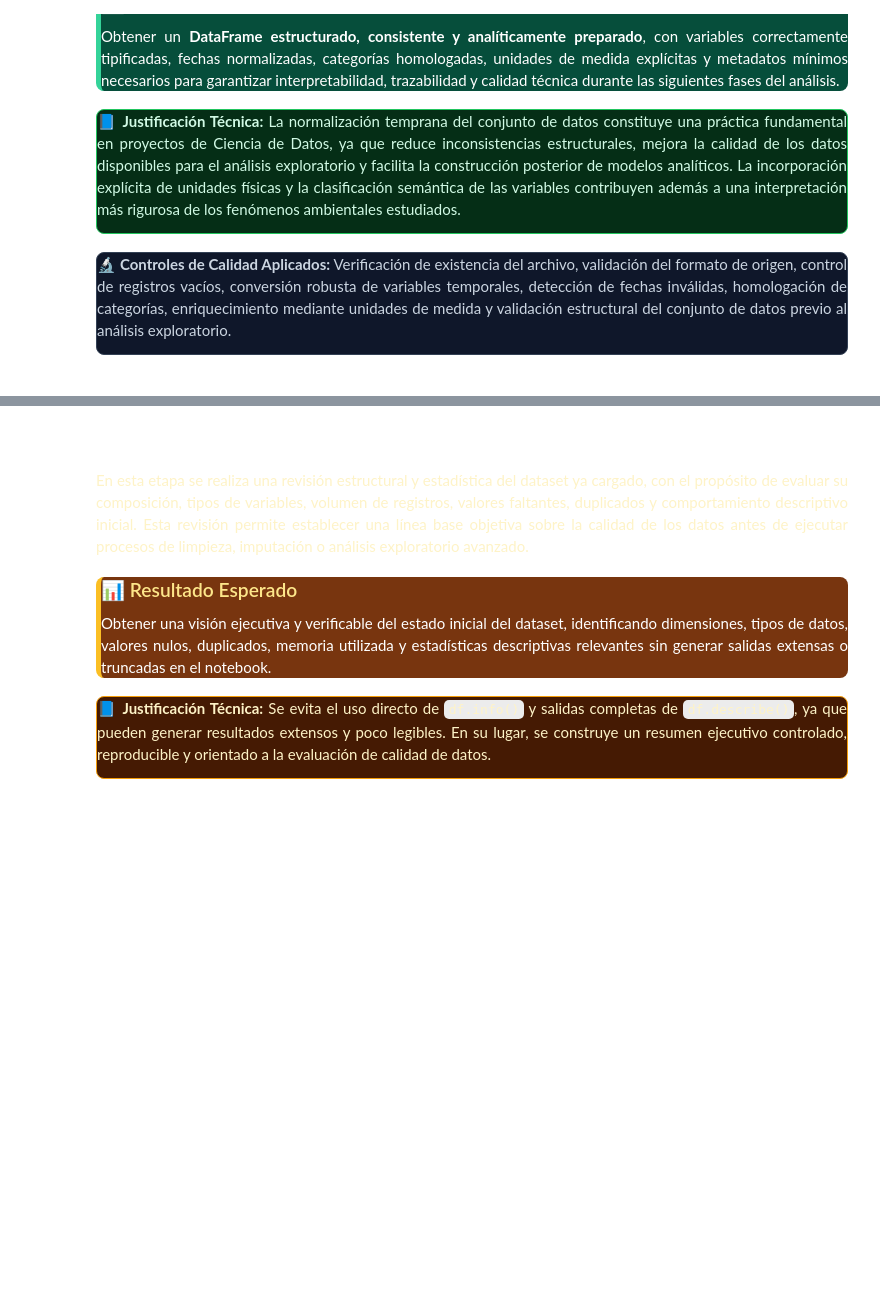
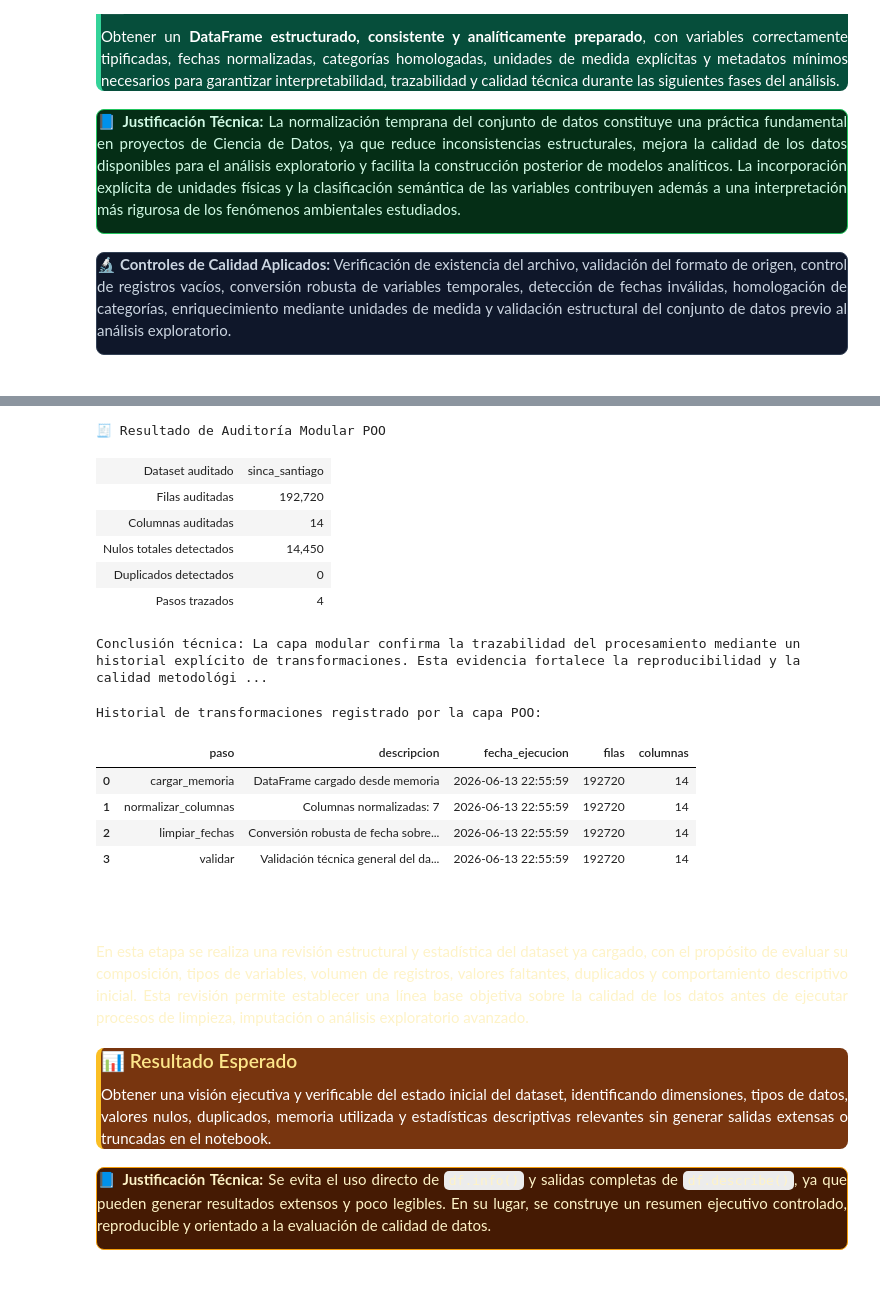
Before and after one commit to Rfcha/abp_cienciadatos, a Jupyter notebook: F3-calidad-aire-santiago/notebooks/01_exploracion.ipynb, the cells around one changed output, grey strips where cells are left out. Saved outputs shown, nothing was run; the diff lists cells and outputs as text; code cells hidden in the pictures; blank space fills up the shorter version.

```diff
--- a/F3-calidad-aire-santiago/notebooks/01_exploracion.ipynb
+++ b/F3-calidad-aire-santiago/notebooks/01_exploracion.ipynb
@@ -923,3 +1294,72 @@ Mostrando primeras 5 filas y 8 columnas de 14 columnas totales.
+# %%
+# =============================================================================
+# 3.1 AUDITORÍA MODULAR Y TRAZABILIDAD DEL DATASET CARGADO
+# =============================================================================
+
+from IPython.display import display, HTML
+
+if "df" not in globals() or not isinstance(df, pd.DataFrame):
+    raise NameError(
+        "No existe el DataFrame principal 'df'. Ejecute primero la sección 3 de carga del dataset."
+    )
+
+pipeline_trazable = DatasetFiltrado(df=df.copy(), nombre="sinca_santiago")
+pipeline_trazable.cargar()
+pipeline_trazable.normalizar_columnas()
+pipeline_trazable.limpiar_fechas()
+reporte_validacion_poo = pipeline_trazable.validar()
+historial_poo = pipeline_trazable.resumen_historial()
+
+html_poo = f"""
+<div style="
+background:linear-gradient(135deg,#0f172a,#1e3a8a,#2563eb);
+padding:20px;
+border-radius:10px;
+color:white;
+font-family:Arial,sans-serif;
+box-shadow:0 4px 12px rgba(0,0,0,.25);
+text-align:left !important;
+">
+
+<h3 style="margin-top:0;margin-bottom:15px;font-size:22px;font-weight:700;text-align:left !important;">
+🧾 Resultado de Auditoría Modular POO
+</h3>
+
+<table style="width:100%;border-collapse:collapse;font-size:14px;color:white;text-align:left !important;">
+<tr><td style="padding:8px;border:1px solid rgba(255,255,255,.30);font-weight:bold;text-align:left !important;">Dataset auditado</td><td style="padding:8px;border:1px solid rgba(255,255,255,.30);text-align:left !important;">sinca_santiago</td></tr>
+<tr><td style="padding:8px;border:1px solid rgba(255,255,255,.30);font-weight:bold;text-align:left !important;">Filas auditadas</td><td style="padding:8px;border:1px solid rgba(255,255,255,.30);text-align:left !important;">{reporte_validacion_poo['filas']:,}</td></tr>
+<tr><td style="padding:8px;border:1px solid rgba(255,255,255,.30);font-weight:bold;text-align:left !important;">Columnas auditadas</td><td style="padding:8px;border:1px solid rgba(255,255,255,.30);text-align:left !important;">{reporte_validacion_poo['columnas']:,}</td></tr>
+<tr><td style="padding:8px;border:1px solid rgba(255,255,255,.30);font-weight:bold;text-align:left !important;">Nulos totales detectados</td><td style="padding:8px;border:1px solid rgba(255,255,255,.30);text-align:left !important;">{reporte_validacion_poo['nulos_totales']:,}</td></tr>
+<tr><td style="padding:8px;border:1px solid rgba(255,255,255,.30);font-weight:bold;text-align:left !important;">Duplicados detectados</td><td style="padding:8px;border:1px solid rgba(255,255,255,.30);text-align:left !important;">{reporte_validacion_poo['duplicados']:,}</td></tr>
+<tr><td style="padding:8px;border:1px solid rgba(255,255,255,.30);font-weight:bold;text-align:left !important;">Pasos trazados</td><td style="padding:8px;border:1px solid rgba(255,255,255,.30);text-align:left !important;">{len(historial_poo):,}</td></tr>
+</table>
+
+<p style="margin-top:16px;margin-bottom:0;line-height:1.6;font-size:14px;text-align:left !important;">
+<strong>Conclusión técnica:</strong> La capa modular confirma la trazabilidad del procesamiento mediante un historial
+explícito de transformaciones. Esta evidencia fortalece la reproducibilidad y la calidad metodológica del notebook.
+</p>
+
+</div>
+"""
+
+display(HTML(html_poo))
+print("Historial de transformaciones registrado por la capa POO:")
+display(historial_poo)
+# %% [output]
+🧾 Resultado de Auditoría Modular POO
+| Dataset auditado | sinca_santiago |
+| Filas auditadas | 192,720 |
+| Columnas auditadas | 14 |
+| Nulos totales detectados | 14,450 |
+| Duplicados detectados | 0 |
+| Pasos trazados | 4 |
+Conclusión técnica: La capa modular confirma la trazabilidad del procesamiento mediante un historial explícito de transformaciones. Esta evidencia fortalece la reproducibilidad y la calidad metodológi ...
+Historial de transformaciones registrado por la capa POO:
+|  | paso | descripcion | fecha_ejecucion | filas | columnas |
+| 0 | cargar_memoria | DataFrame cargado desde memoria | 2026-06-13 22:55:59 | 192720 | 14 |
+| 1 | normalizar_columnas | Columnas normalizadas: 7 | 2026-06-13 22:55:59 | 192720 | 14 |
+| 2 | limpiar_fechas | Conversión robusta de fecha sobre... | 2026-06-13 22:55:59 | 192720 | 14 |
+| 3 | validar | Validación técnica general del da... | 2026-06-13 22:55:59 | 192720 | 14 |
 # %% [markdown]
 <div style="
     width:100%;
```
Also changed, not shown: parts of 28 cells of this notebook, 8 other files.
